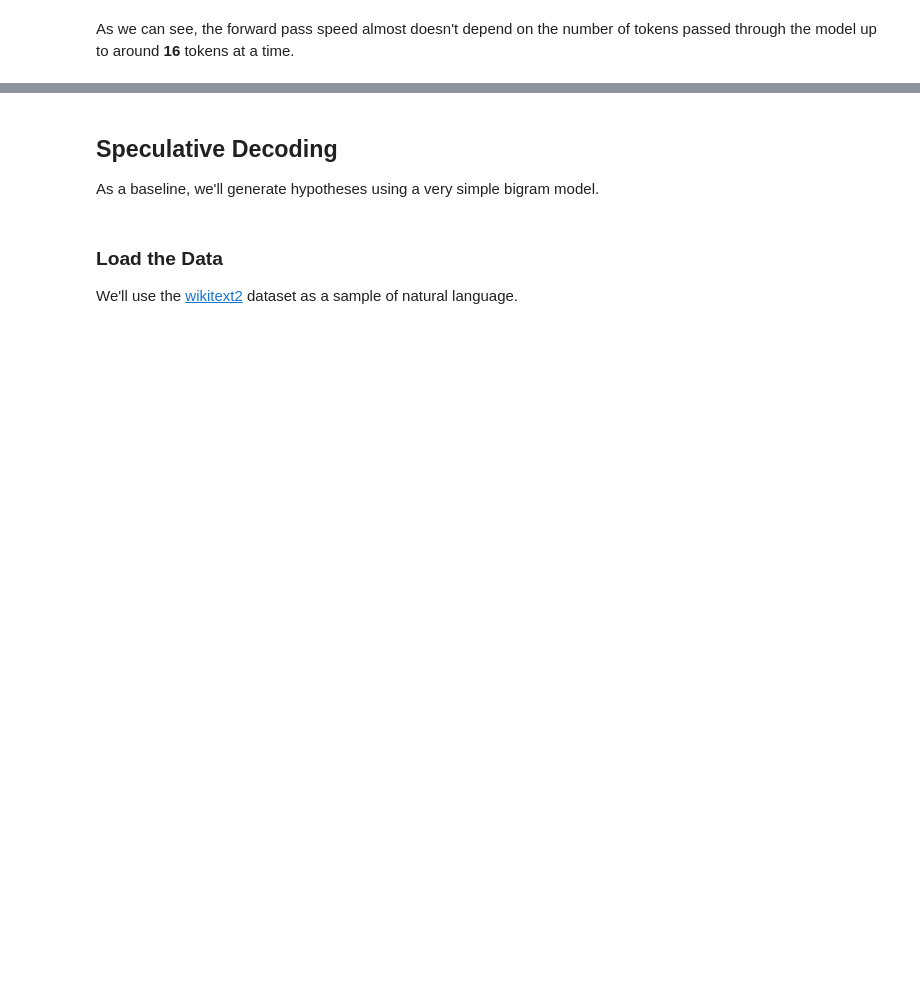
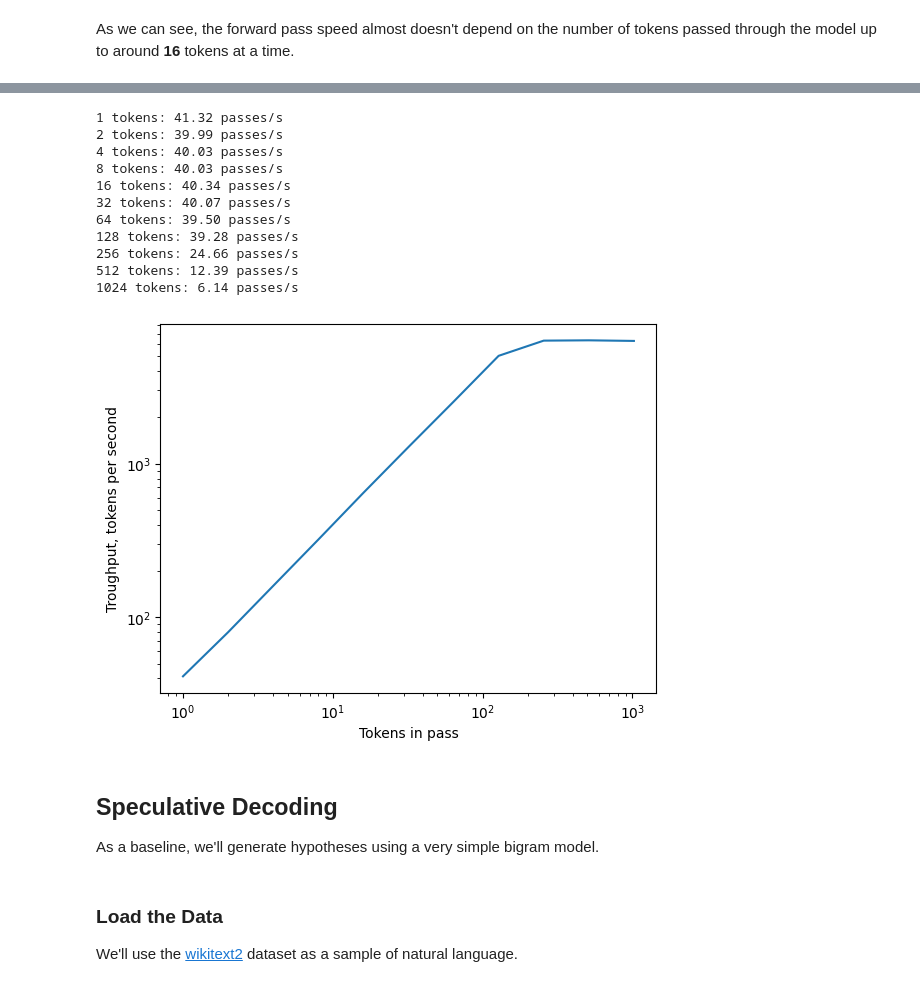
Before and after one commit to cybberowl/nlp_course, a Jupyter notebook: week07_efficiency/hw_quantization.ipynb, the cells around one changed output, grey strips where cells are left out. Cells and saved outputs as stored; diff of their text form; code cells hidden in the pictures; blank space fills up the shorter version.

Commit message:
solve hw7 on cuda

```diff
--- a/week07_efficiency/hw_quantization.ipynb
+++ b/week07_efficiency/hw_quantization.ipynb
@@ -325,5 +327,59 @@ Text(0, 0.5, 'Troughput, tokens per second')
 # %%
 del model
+# %%
+### same without compiling
+model, tokenizer = get_llama_model_and_tokenizer()
+model = model.to("cuda")
+
+from time import perf_counter
+
+NUM_REPEATS = 100
+
+throughpus = {}
+
+for seq_len in [1, 2, 4, 8, 16, 32, 64, 128, 256, 512, 1024]:
+    input_ids = torch.randint(0, tokenizer.vocab_size, (1, seq_len)).to("cuda")
+
+    with torch.no_grad():
+        for _ in range(10):
+            model(
+                input_ids,
+                use_cache=False,
+            )
+            torch.cuda.synchronize()
+
+        start = perf_counter()
+        for _ in range(NUM_REPEATS):
+            model(
+                input_ids,
+                use_cache=False,
+            )
+            torch.cuda.synchronize()
+        end = perf_counter()
+    throughpus[seq_len] = NUM_REPEATS * seq_len / (end - start)
+    print(f"{seq_len} tokens: {NUM_REPEATS / (end - start):.2f} passes/s")
+
+plt.plot(throughpus.keys(), throughpus.values())
+plt.xscale("log")
+plt.yscale("log")
+
+plt.xlabel("Tokens in pass")
+plt.ylabel("Troughput, tokens per second")
+
+del model
+# %% [output]
+1 tokens: 41.32 passes/s
+2 tokens: 39.99 passes/s
+4 tokens: 40.03 passes/s
+8 tokens: 40.03 passes/s
+16 tokens: 40.34 passes/s
+32 tokens: 40.07 passes/s
+64 tokens: 39.50 passes/s
+128 tokens: 39.28 passes/s
+256 tokens: 24.66 passes/s
+512 tokens: 12.39 passes/s
+1024 tokens: 6.14 passes/s
+[figure, added]
 # %% [markdown]
 ## Speculative Decoding
 
```
Also changed, not shown: parts of 33 cells of this notebook.
